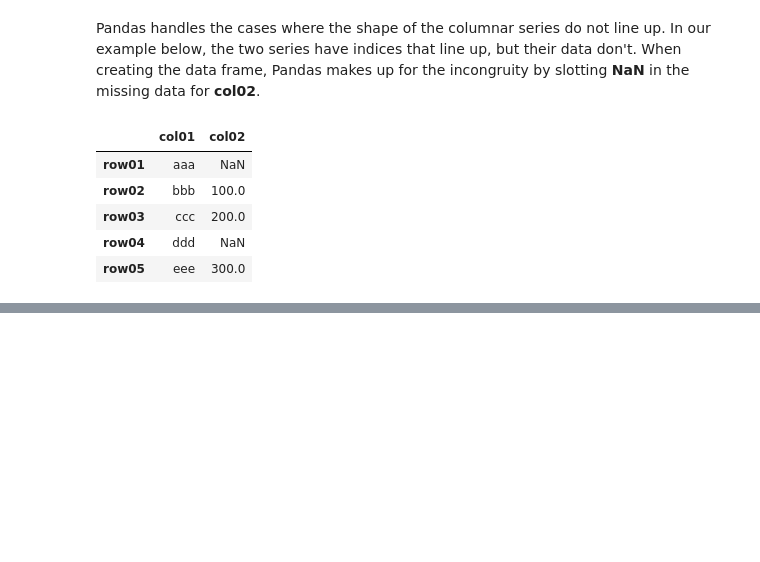
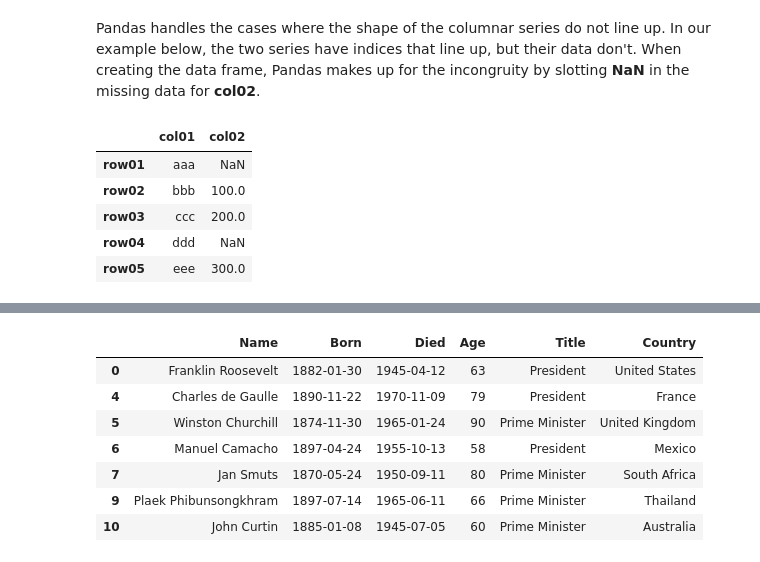
Before and after one commit to csaatechnicalarts/ML_Bootcamp, a Jupyter notebook: Pandas_03_DataFrameIntro.ipynb, the cells around one changed output, grey strips where cells are left out. Drawn from its saved outputs; the diff is of its cells as text; code cells hidden in the pictures; blank space fills up the shorter version.

```diff
--- a/Pandas_03_DataFrameIntro.ipynb
+++ b/Pandas_03_DataFrameIntro.ipynb
@@ -100,0 +149,3 @@ string_int_df
+# %%
+potentates = [False, True, True, True, False, False, False, False, True, False, False, True]
+df[potentates]
@@ -100,0 +159,12 @@ string_int_df
+# %%
+democratic_leaders = list(map(lambda x: not x, potentates))
+df[democratic_leaders]
+# %% [output]
+|  | Name | Born | Died | Age | Title | Country |
+| 0 | Franklin Roosevelt | 1882-01-30 | 1945-04-12 | 63 | President | United States |
+| 4 | Charles de Gaulle | 1890-11-22 | 1970-11-09 | 79 | President | France |
+| 5 | Winston Churchill | 1874-11-30 | 1965-01-24 | 90 | Prime Minister | United Kingdom |
+| 6 | Manuel Camacho | 1897-04-24 | 1955-10-13 | 58 | President | Mexico |
+| 7 | Jan Smuts | 1870-05-24 | 1950-09-11 | 80 | Prime Minister | South Africa |
+| 9 | Plaek Phibunsongkhram | 1897-07-14 | 1965-06-11 | 66 | Prime Minister | Thailand |
+| 10 | John Curtin | 1885-01-08 | 1945-07-05 | 60 | Prime Minister | Australia |
```
Also changed, not shown: parts of 10 cells of this notebook.
